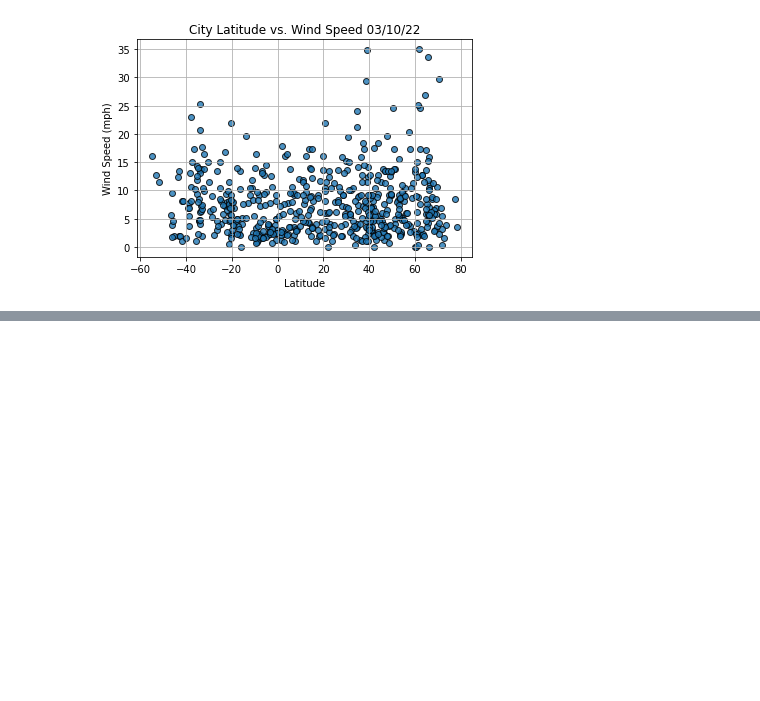
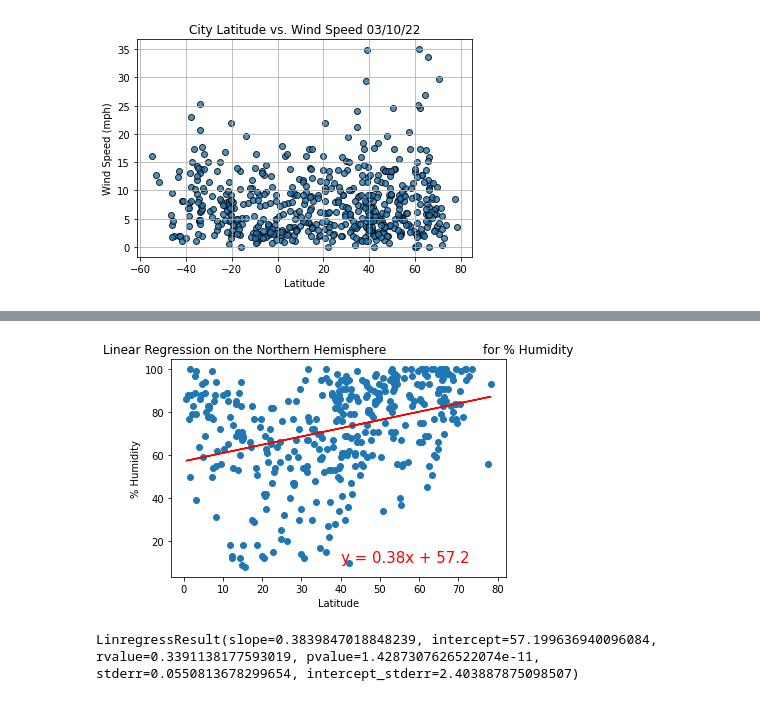
Before and after one commit to vanessacox333/World_Weather_Analysis, a Jupyter notebook: WeatherPy.ipynb, the cells around one changed output, grey strips where cells are left out. Saved outputs shown, nothing was run; the diff lists cells and outputs as text; code cells hidden in the pictures; blank space fills up the shorter version.

```diff
--- a/WeatherPy.ipynb
+++ b/WeatherPy.ipynb
@@ -282,0 +348,14 @@ plt.show()
+# %%
+# Linear regression on the Northern Hemisphere
+x_values = northern_hemi_df["Lat"]
+y_values = northern_hemi_df["Humidity"]
+# Call the function.
+plot_linear_regression(x_values, y_values,
+                       'Linear Regression on the Northern Hemisphere \
+                        for % Humidity', '% Humidity',(40,10))
+
+info = linregress(x_values, y_values)
+info
+# %% [output]
+[figure, added]
+LinregressResult(slope=0.3839847018848239, intercept=57.199636940096084, rvalue=0.3391138177593019, pvalue=1.4287307626522074e-11, stderr=0.0550813678299654, intercept_stderr=2.403887875098507)
```
Also changed, not shown: parts of 9 cells of this notebook, 1 other file.
